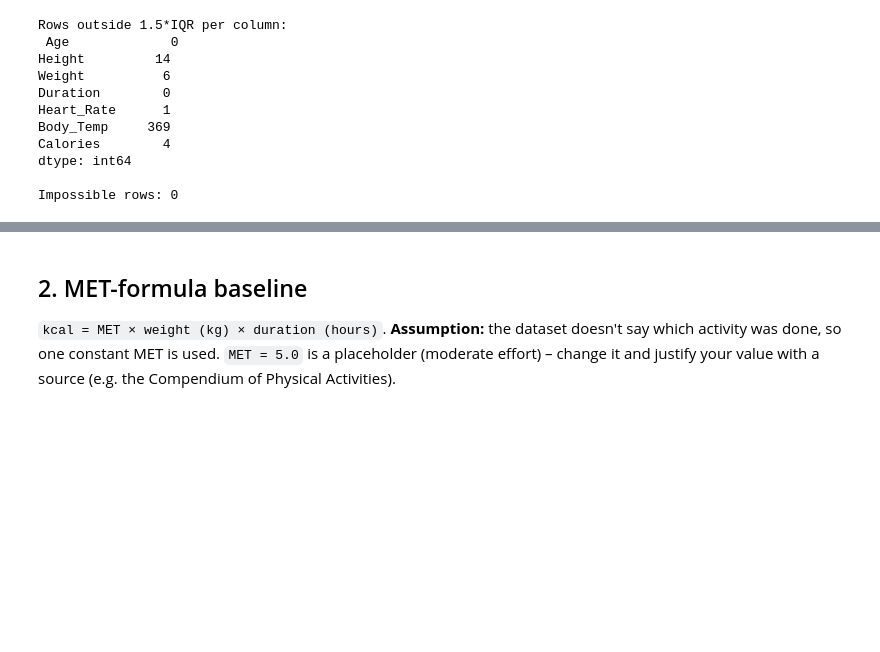
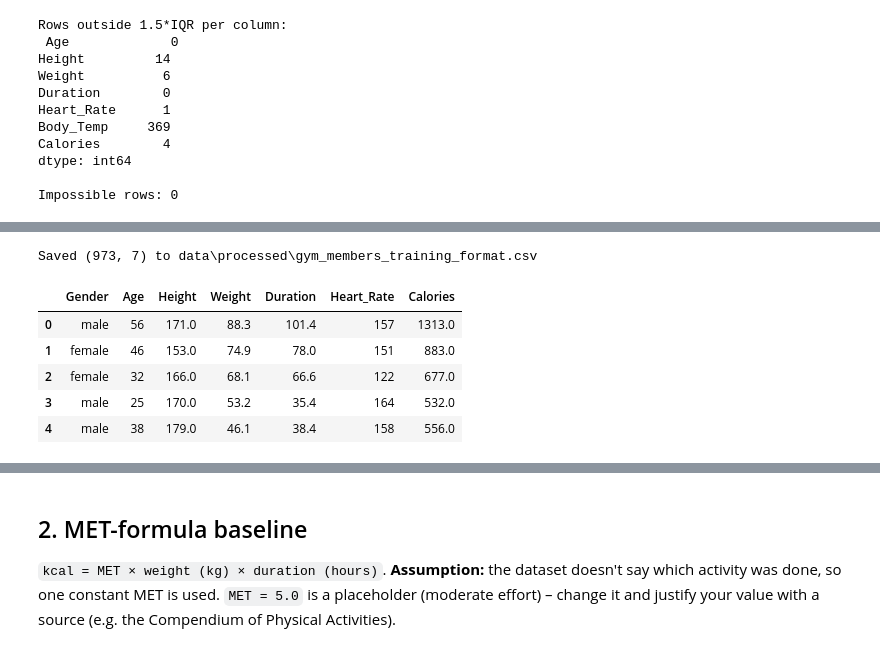
Before and after one commit to gdarslan/AI-GYM-Project, a Jupyter notebook: notebooks/calorie_model_starter.ipynb, the cells around one changed output, grey strips where cells are left out. Drawn from its saved outputs; the diff is of its cells as text; code cells hidden in the pictures; blank space fills up the shorter version.

```diff
--- a/notebooks/calorie_model_starter.ipynb
+++ b/notebooks/calorie_model_starter.ipynb
@@ -89,0 +154,28 @@ Impossible rows: 0
+# %%
+import sys
+sys.path.insert(0, str(ROOT))
+from src.data_prep import convert_gym_members, TRAINING_COLUMNS
+
+gym_conv = convert_gym_members(gym)
+assert gym_conv["Gender"].isin(["male", "female"]).all()
+assert gym_conv.notna().all().all()
+
+OUT = ROOT / "data" / "processed" / "gym_members_training_format.csv"
+gym_conv.to_csv(OUT, index=False)
+print("Saved", gym_conv.shape, "to", OUT.relative_to(ROOT))
+
+# Do the converted values fall inside the training ranges?
+train_cols = [c for c in TRAINING_COLUMNS if c != "Gender"]
+rng = pd.DataFrame({"train_min": df[train_cols].min(), "train_max": df[train_cols].max(),
+                    "gym_min": gym_conv[train_cols].min(), "gym_max": gym_conv[train_cols].max()})
+rng["gym_rows_outside_train_range"] = [((gym_conv[c] < df[c].min()) | (gym_conv[c] > df[c].max())).sum()
+                                       for c in train_cols]
+gym_conv.head()
+# %% [output]
+Saved (973, 7) to data\processed\gym_members_training_format.csv
+|  | Gender | Age | Height | Weight | Duration | Heart_Rate | Calories |
+| 0 | male | 56 | 171.0 | 88.3 | 101.4 | 157 | 1313.0 |
+| 1 | female | 46 | 153.0 | 74.9 | 78.0 | 151 | 883.0 |
+| 2 | female | 32 | 166.0 | 68.1 | 66.6 | 122 | 677.0 |
+| 3 | male | 25 | 170.0 | 53.2 | 35.4 | 164 | 532.0 |
+| 4 | male | 38 | 179.0 | 46.1 | 38.4 | 158 | 556.0 |
```
Also changed, not shown: parts of 9 cells of this notebook, 2 other files.
